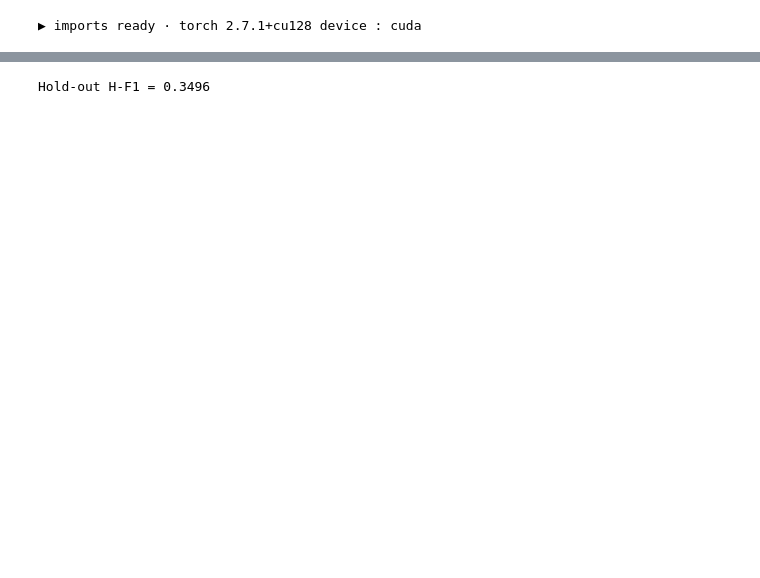
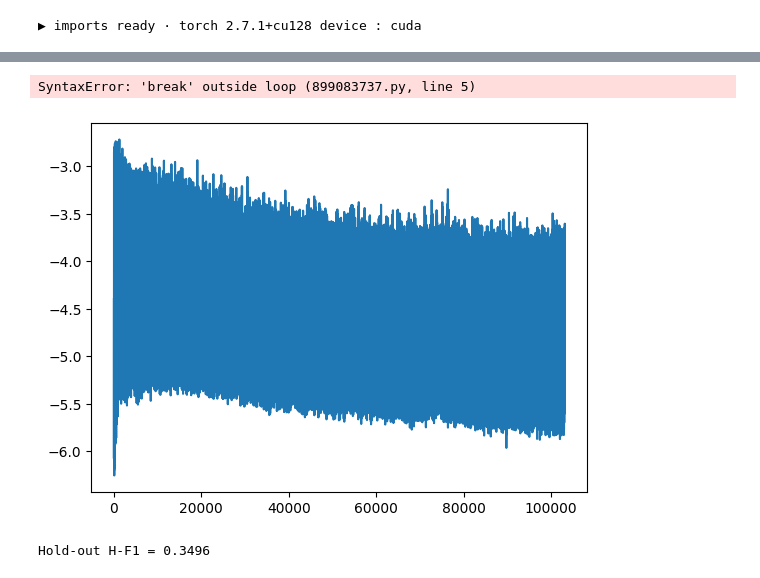
Before and after one commit to kxk254/kaggle1, a Jupyter notebook: CMI/0-1_1_torch_BilSTMGRUAttention.ipynb, the cells around one changed output, grey strips where cells are left out. Drawn from its saved outputs; the diff is of its cells as text; code cells hidden in the pictures; blank space fills up the shorter version.

```diff
--- a/CMI/0-1_1_torch_BilSTMGRUAttention.ipynb
+++ b/CMI/0-1_1_torch_BilSTMGRUAttention.ipynb
@@ -31,12 +31,12 @@ RAW_DIR = Path("C:\\Users\\konno\\SynologyDrive\\datasciense\\projects_foler\\1_
 # used when TRAIN=False
 PRETRAINED_DIR = Path("C:\\Users\\konno\\SynologyDrive\\datasciense\\projects_foler\\1_kaggle\\CMI\\cmi-detect-behavior-with-sensor-data\\pretrained-model")
 EXPORT_DIR = PRETRAINED_DIR                                  # artefacts will be saved here
-BATCH_SIZE = 16  #64
+BATCH_SIZE = 256  #64
 PAD_PERCENTILE = 95
-LR_INIT = 5e-4
-WD = 3e-3
+LR_INIT =  5e-3  # too large 5e-2  okay 1e-2  improved 8e-3
+WD = 5e-4
 MIXUP_ALPHA = 0.4
-EPOCHS = 4 #160
+EPOCHS = 160 #160
 PATIENCE = 40
 device = torch.device("cuda" if torch.cuda.is_available() else "cpu")
 
@@ -138,7 +138,7 @@ def preprocess_sequence(df_seq: pd.DataFrame, feature_cols: list[str], scaler: S
 # MixUp the data argumentation in order to regularize the neural network.
 
 class MixupGenerator(Dataset):
-    def __init__(self, X, y, alpha=0.4, time_cutmix=False, noise_std=0.02):
+    def __init__(self, X, y, alpha, time_cutmix=False, noise_std=0.03):
         """
         X: np.array or totch.Tensor of shape (N, ...)
         y: np.array or torch.Tensor of shape (N, ...)
@@ -423,7 +426,7 @@ print(" Calculating engineered IMU derivatives (jerk, angular velocity) for orig
 df['acc_mag_jerk'] = df.groupby('sequence_id')['acc_mag'].diff().fillna(0)
 df['rot_angle_vel'] = df.groupby('sequence_id')['rot_angle'].diff().fillna(0)
 
-print(" Removing gravity and calculating linear acceleration features...")
+print(" 6 Removing gravity and calculating linear acceleration features...")
 
 linear_accel_list = []
 for _, group in df.groupby('sequence_id'):
@@ -438,7 +441,7 @@ df = pd.concat([df, df_linear_accel], axis=1)
 df['linear_acc_mag'] = np.sqrt(df['linear_acc_x']**2 + df['linear_acc_y']**2 + df['linear_acc_z']**2)
 df['linear_acc_mag_jerk'] = df.groupby('sequence_id')['linear_acc_mag'].diff().fillna(0)
 
-print("  Calculating angular velocity from quaternion derivatives...")
+print(" 5 Calculating angular velocity from quaternion derivatives...")
 angular_vel_list = []
 for _, group in df.groupby('sequence_id'):
     rot_data_group = group[['rot_x', 'rot_y', 'rot_z', 'rot_w']]
@@ -448,7 +451,7 @@ for _, group in df.groupby('sequence_id'):
 df_angular_vel = pd.concat(angular_vel_list)
 df = pd.concat([df, df_angular_vel], axis=1)
 
-print("  Calculating angular distance between successive quaternions...")
+print(" 4 Calculating angular distance between successive quaternions...")
 angular_distance_list = []
 for _, group in df.groupby('sequence_id'):
     rot_data_group = group[['rot_x', 'rot_y', 'rot_z', 'rot_w']]
@@ -487,7 +490,7 @@ tof_thm_aggregated_dim_final = len(thm_cols_original) + len(tof_aggregated_cols_
 print(f"  IMU (incl. engineered & derivatives) {imu_dim_final} | THM + Aggregated TOF {tof_thm_aggregated_dim_final} | total {len(final_feature_cols)} features")
 np.save(EXPORT_DIR / "feature_cols.npy", np.array(final_feature_cols))
 
-print("  Building sequences with aggregated TOF and preparing data for scaler...")
+print(" 3 Building sequences with aggregated TOF and preparing data for scaler...")
 seq_gp = df.groupby('sequence_id')
 
 all_steps_for_scaler_list = []
@@ -512,14 +515,14 @@ for seq_id, seq_df_orig in seq_gp:
     lens.append(len(mat_unscaled))
 
 # fit scaler
-print("  Fitting StandardScaler...")
+print(" 2 Fitting StandardScaler...")
 all_steps_concatenated = np.concatenate(all_steps_for_scaler_list, axis=0)
 scaler = StandardScaler().fit(all_steps_concatenated)
 joblib.dump(scaler, EXPORT_DIR / "scaler.pkl")
 del all_steps_for_scaler_list, all_steps_concatenated
 
 # scale individual sequences
-print("  Scaling and padding sequences...")
+print(" 1 Scaling and padding sequences...")
 X_scaled_list = [scaler.transform(x_seq) for x_seq in X_list_unscaled]
 del X_list_unscaled
 
@@ -535,17 +538,19 @@ del X_scaled_list
 y_int_for_stratify = np.array(y_list_int_for_stratify)
 y = F.one_hot(torch.tensor(y_int_for_stratify), num_classes=len(le.classes_)).float()
 
-print("  Splitting data and preparing for training...")
+print(" 0 Splitting data and preparing for training...")
 X_tr, X_val, y_tr, y_val = train_test_split(X, y, test_size=0.2, random_state=82, stratify=y_int_for_stratify)
 
 cw_vals = compute_class_weight('balanced', classes=np.arange(len(le.classes_)), y=y_int_for_stratify)
 
 # Data Loader
-train_dataset = MixupGenerator(X_tr, y_tr, alpha=0.2)
+train_dataset = MixupGenerator(X_tr, y_tr, alpha=0.2, time_cutmix=False)
 train_loader = DataLoader(train_dataset, batch_size=BATCH_SIZE, shuffle=True)
 
 val_dataset = MixupGenerator(X_val, y_val, alpha=0.2)
 val_loader = DataLoader(val_dataset, batch_size=BATCH_SIZE, shuffle=True)
+
+print("✅ Train completed")
 # %% [output]
 ▶ TRAIN MODE – loading dataset …
  Calculating base engineered IMU features (magnitude, angle) ...
@@ -615,0 +686,17 @@ Epoch 3 | Val Acc: 0.5996
+# %%
+import matplotlib.pyplot as plt
+
+plt.plot(ud)
+
+break
+
+checkpoint = torch.load(EXPORT_DIR / "checkpoint.pt")
+
+model.load_state_dict(checkpoint['model_state_dict'])
+optimizer.load_state_dict(checkpoint['optimizer_state_dict'])
+
+best_val_acc = checkpoint['best_val_acc']
+start_epoch = checkpoint['epoch'] + 1
+# %% [output]
+SyntaxError: 'break' outside loop (899083737.py, line 5)
+[figure, added]
```
Also changed, not shown: parts of 4 cells of this notebook, 2 other files.
